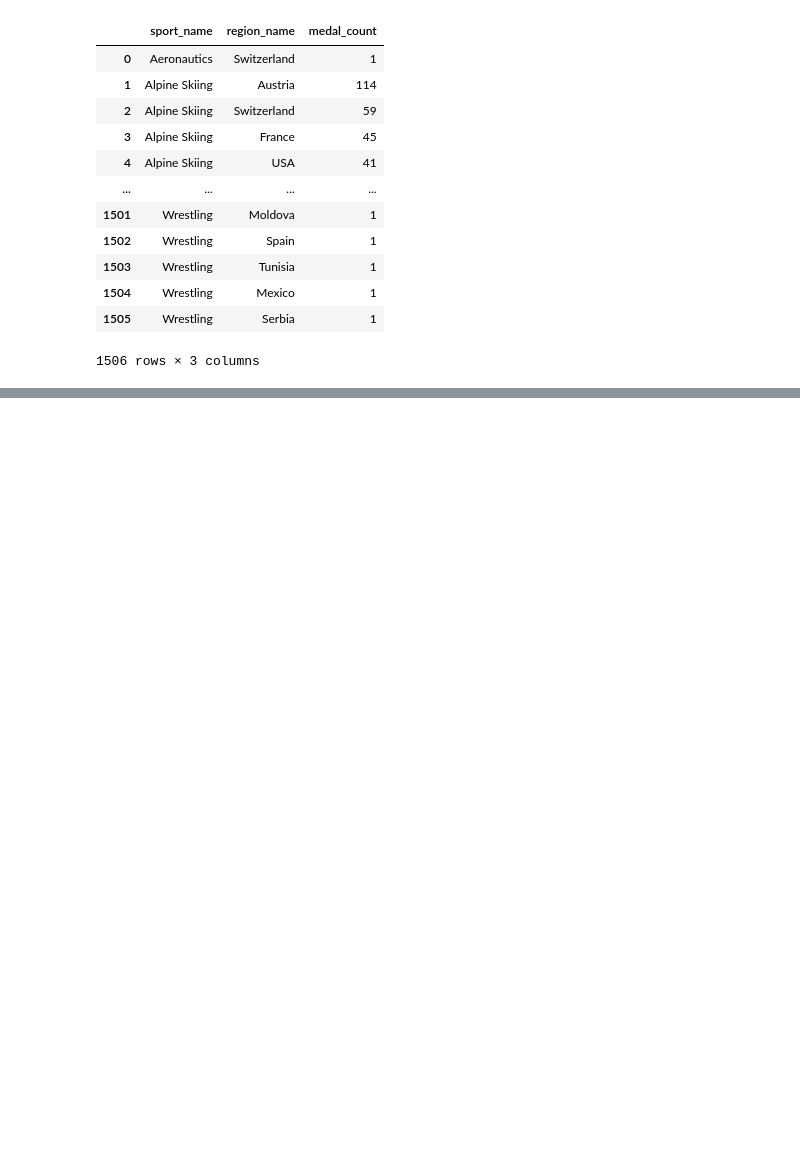
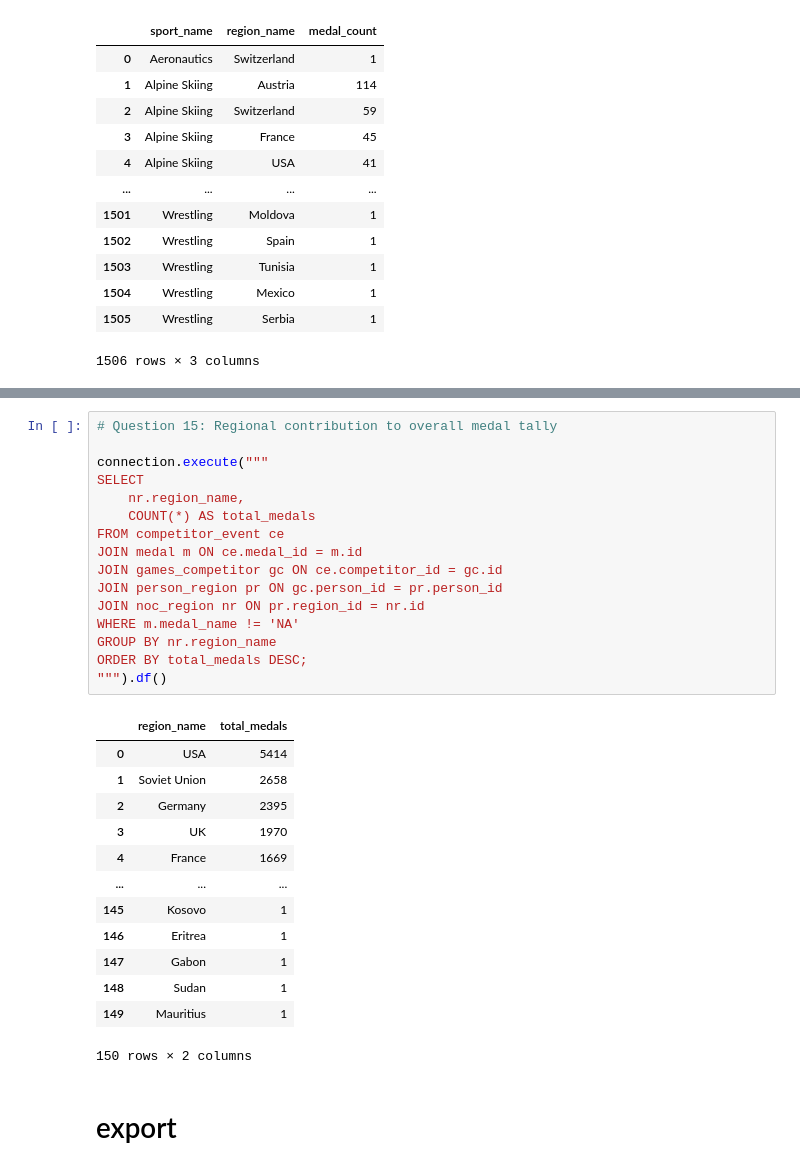
Before and after one commit to Hanish-DotCom/sports-analysis, a Jupyter notebook: notebooks/sports_analysis.ipynb, the cells around one changed output, grey strips where cells are left out. Cells and saved outputs as stored; diff of their text form; blank space fills up the shorter version.

```diff
--- a/notebooks/sports_analysis.ipynb
+++ b/notebooks/sports_analysis.ipynb
@@ -448,0 +548,32 @@ ORDER BY s.sport_name, medal_count DESC;
+# %%
+# Question 15: Regional contribution to overall medal tally
+
+connection.execute("""
+SELECT
+    nr.region_name,
+    COUNT(*) AS total_medals
+FROM competitor_event ce
+JOIN medal m ON ce.medal_id = m.id
+JOIN games_competitor gc ON ce.competitor_id = gc.id
+JOIN person_region pr ON gc.person_id = pr.person_id
+JOIN noc_region nr ON pr.region_id = nr.id
+WHERE m.medal_name != 'NA'
+GROUP BY nr.region_name
+ORDER BY total_medals DESC;
+""").df()
+# %% [output]
+|  | region_name | total_medals |
+| 0 | USA | 5414 |
+| 1 | Soviet Union | 2658 |
+| 2 | Germany | 2395 |
+| 3 | UK | 1970 |
+| 4 | France | 1669 |
+| ... | ... | ... |
+| 145 | Kosovo | 1 |
+| 146 | Eritrea | 1 |
+| 147 | Gabon | 1 |
+| 148 | Sudan | 1 |
+| 149 | Mauritius | 1 |
+150 rows × 2 columns
+# %% [markdown]
+# export
```
Also changed, not shown: parts of 8 cells of this notebook, 4 other files.
